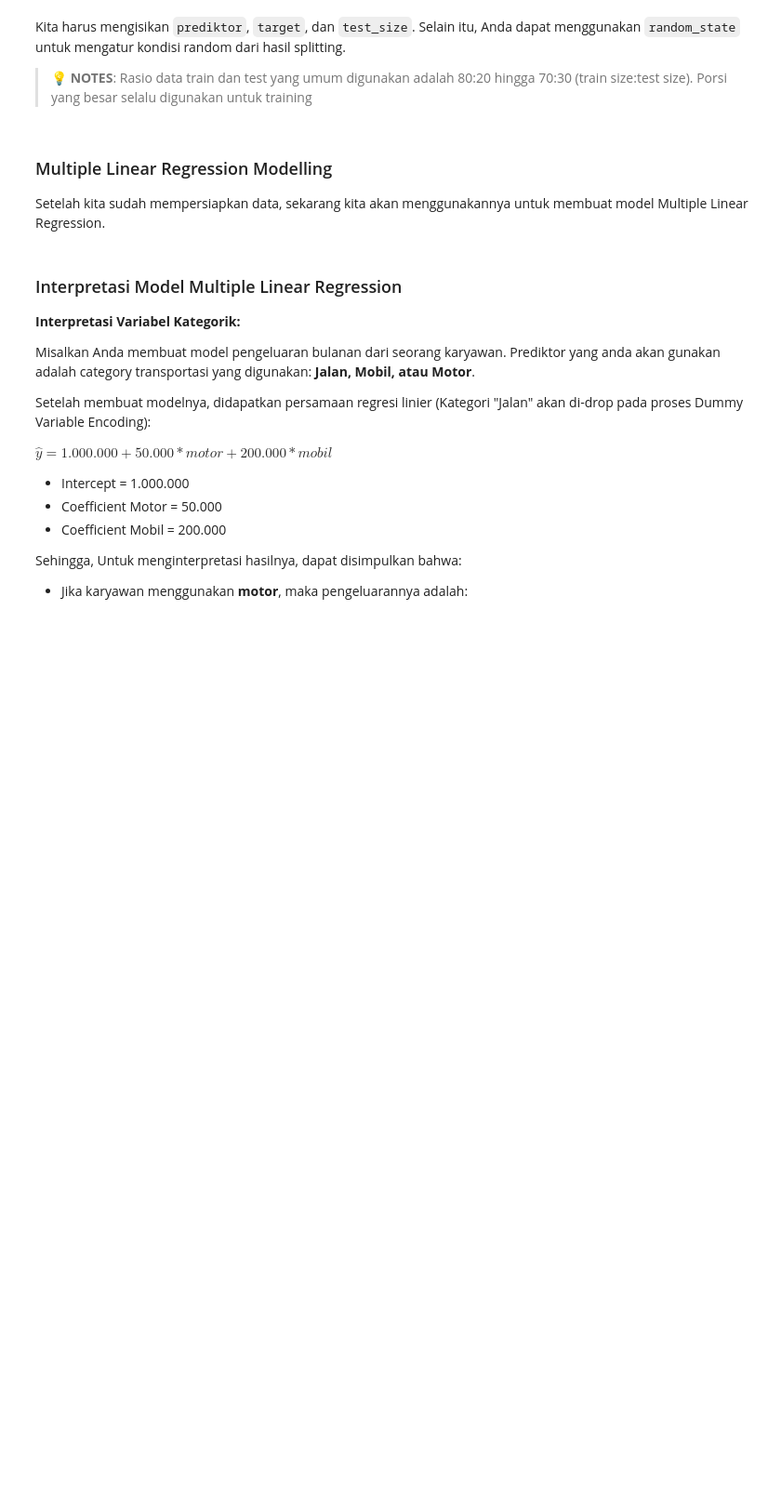
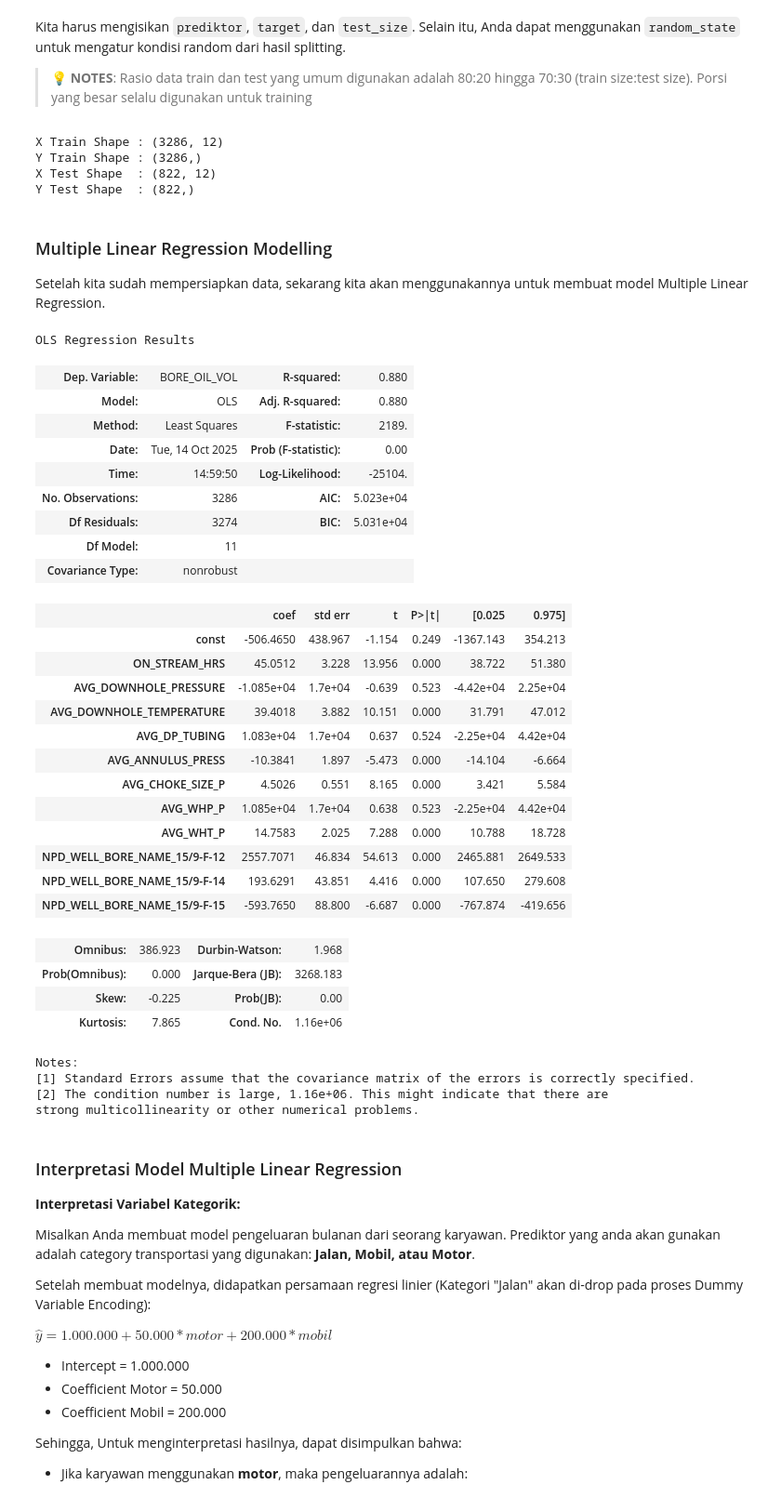
Before and after one commit to mhaniffajari/Data-Science-Project, a Jupyter notebook: Algoritma Training/4_rm-main/Inclass Freeport Regression.ipynb, the cells around one changed output. Shown: that part at 93% size. Cells and saved outputs as stored; diff of their text form; code cells hidden in the pictures; blank space fills up the shorter version.

Commit message:
day 4 regression model

```diff
--- a/Algoritma Training/4_rm-main/Inclass Freeport Regression.ipynb
+++ b/Algoritma Training/4_rm-main/Inclass Freeport Regression.ipynb
@@ -748,25 +887,65 @@ Kita harus mengisikan `prediktor`, `target`, dan `test_size`. Selain itu, Anda d
 > **💡 NOTES**: Rasio data train dan test yang umum digunakan adalah 80:20 hingga 70:30 (train size:test size). Porsi yang besar selalu digunakan untuk training
 # %%
 # Split dataset into training set and test set
-x_train_multi, x_test_multi, y_train_multi, y_test_multi = ...
+x_train_multi, x_test_multi, y_train_multi, y_test_multi = train_test_split(x_multiple,
+                                                                            y_multiple,
+                                                                            test_size=0.2,
+                                                                            random_state=42)
 
 print("X Train Shape :", x_train_multi.shape)
 print("Y Train Shape :", y_train_multi.shape)
 print("X Test Shape  :", x_test_multi.shape)
 print("Y Test Shape  :", y_test_multi.shape)
+# %% [output]
+X Train Shape : (3286, 12)
+Y Train Shape : (3286,)
+X Test Shape  : (822, 12)
+Y Test Shape  : (822,)
 # %% [markdown]
 ### Multiple Linear Regression Modelling
 
 Setelah kita sudah mempersiapkan data, sekarang kita akan menggunakannya untuk membuat model Multiple Linear Regression.
 # %%
 # Inisialisasi model
-ols_multiple = sm.OLS( ... , ... ) # OLS(Target, Prediktor)
+ols_multiple = sm.OLS( y_train_multi , x_train_multi ) # OLS(Target, Prediktor)
 
 # Fitting model
 model_multiple = ols_multiple.fit()
 
 # Melihat summary
 model_multiple.summary()
+# %% [output]
+OLS Regression Results
+| Dep. Variable: | BORE_OIL_VOL | R-squared: | 0.880 |
+| Model: | OLS | Adj. R-squared: | 0.880 |
+| Method: | Least Squares | F-statistic: | 2189. |
+| Date: | Tue, 14 Oct 2025 | Prob (F-statistic): | 0.00 |
+| Time: | 14:59:50 | Log-Likelihood: | -25104. |
+| No. Observations: | 3286 | AIC: | 5.023e+04 |
+| Df Residuals: | 3274 | BIC: | 5.031e+04 |
+| Df Model: | 11 |  |  |
+| Covariance Type: | nonrobust |  |  |
+|  | coef | std err | t | P>|t| | [0.025 | 0.975] |
+| const | -506.4650 | 438.967 | -1.154 | 0.249 | -1367.143 | 354.213 |
+| ON_STREAM_HRS | 45.0512 | 3.228 | 13.956 | 0.000 | 38.722 | 51.380 |
+| AVG_DOWNHOLE_PRESSURE | -1.085e+04 | 1.7e+04 | -0.639 | 0.523 | -4.42e+04 | 2.25e+04 |
+| AVG_DOWNHOLE_TEMPERATURE | 39.4018 | 3.882 | 10.151 | 0.000 | 31.791 | 47.012 |
+| AVG_DP_TUBING | 1.083e+04 | 1.7e+04 | 0.637 | 0.524 | -2.25e+04 | 4.42e+04 |
+| AVG_ANNULUS_PRESS | -10.3841 | 1.897 | -5.473 | 0.000 | -14.104 | -6.664 |
+| AVG_CHOKE_SIZE_P | 4.5026 | 0.551 | 8.165 | 0.000 | 3.421 | 5.584 |
+| AVG_WHP_P | 1.085e+04 | 1.7e+04 | 0.638 | 0.523 | -2.25e+04 | 4.42e+04 |
+| AVG_WHT_P | 14.7583 | 2.025 | 7.288 | 0.000 | 10.788 | 18.728 |
+| NPD_WELL_BORE_NAME_15/9-F-12 | 2557.7071 | 46.834 | 54.613 | 0.000 | 2465.881 | 2649.533 |
+| NPD_WELL_BORE_NAME_15/9-F-14 | 193.6291 | 43.851 | 4.416 | 0.000 | 107.650 | 279.608 |
+| NPD_WELL_BORE_NAME_15/9-F-15 | -593.7650 | 88.800 | -6.687 | 0.000 | -767.874 | -419.656 |
+| Omnibus: | 386.923 | Durbin-Watson: | 1.968 |
+| Prob(Omnibus): | 0.000 | Jarque-Bera (JB): | 3268.183 |
+| Skew: | -0.225 | Prob(JB): | 0.00 |
+| Kurtosis: | 7.865 | Cond. No. | 1.16e+06 |
+Notes:
+[1] Standard Errors assume that the covariance matrix of the errors is correctly specified.
+[2] The condition number is large, 1.16e+06. This might indicate that there are
+strong multicollinearity or other numerical problems.
 # %% [markdown]
 ### Interpretasi Model Multiple Linear Regression
 
```
Also changed, not shown: parts of 34 cells of this notebook.
